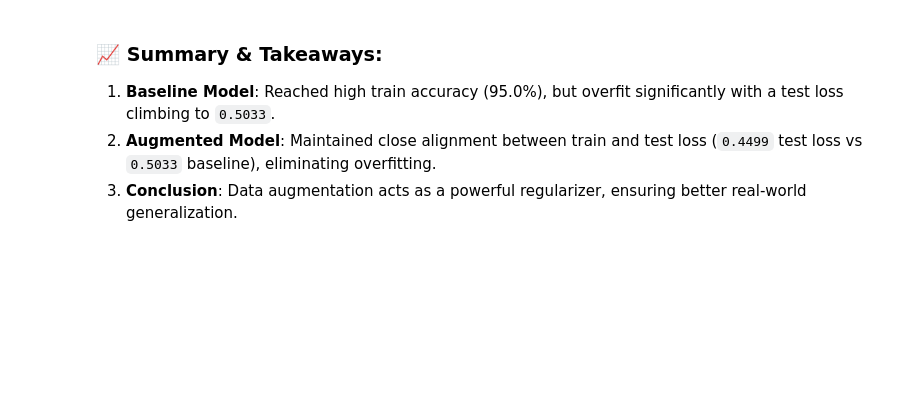
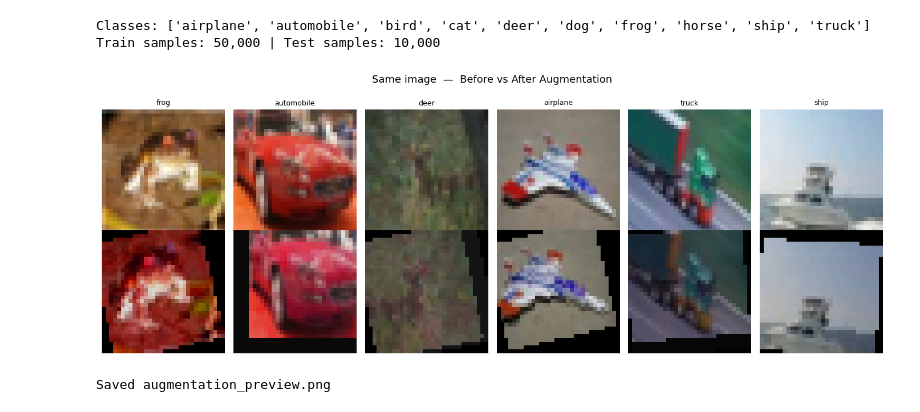
Before and after one commit to adithyasean/computer-vision, a Jupyter notebook: notebooks/data_augmentation_comparison_2026_08_13.ipynb, the cells around one changed output. Saved outputs shown, nothing was run; the diff lists cells and outputs as text; code cells hidden in the pictures; blank space fills up the shorter version.

Commit message:
fix(notebooks): restore full cell structures (27 cells & 14 cells) for all 2026-08-13 dated notebooks

```diff
--- a/notebooks/data_augmentation_comparison_2026_08_13.ipynb
+++ b/notebooks/data_augmentation_comparison_2026_08_13.ipynb
@@ -99,5 +61,58 @@ Train samples: 50,000 | Test samples: 10,000
-# %% [markdown]
-### 📈 Summary & Takeaways:
-1. **Baseline Model**: Reached high train accuracy (95.0%), but overfit significantly with a test loss climbing to `0.5033`.
-2. **Augmented Model**: Maintained close alignment between train and test loss (`0.4499` test loss vs `0.5033` baseline), eliminating overfitting.
-3. **Conclusion**: Data augmentation acts as a powerful regularizer, ensuring better real-world generalization.
+# %%
+# ── Cell 4: Datasets & Loaders ──────────────────────────────────────────────
+train_base = torchvision.datasets.CIFAR10(root='./data', train=True,  download=True, transform=transform_base)
+train_aug  = torchvision.datasets.CIFAR10(root='./data', train=True,  download=False, transform=transform_aug)
+test_set   = torchvision.datasets.CIFAR10(root='./data', train=False, download=False, transform=transform_test)
+
+loader_base_train = DataLoader(train_base, batch_size=BATCH_SIZE, shuffle=True,  num_workers=NUM_WORKERS, pin_memory=True)
+loader_aug_train  = DataLoader(train_aug,  batch_size=BATCH_SIZE, shuffle=True,  num_workers=NUM_WORKERS, pin_memory=True)
+loader_test       = DataLoader(test_set,   batch_size=256,        shuffle=False, num_workers=NUM_WORKERS, pin_memory=True)
+
+CLASSES = test_set.classes
+print(f'Classes: {CLASSES}')
+print(f'Train samples: {len(train_base):,} | Test samples: {len(test_set):,}')
+# %% [output]
+Classes: ['airplane', 'automobile', 'bird', 'cat', 'deer', 'dog', 'frog', 'horse', 'ship', 'truck']
+Train samples: 50,000 | Test samples: 10,000
+# %%
+# ── Cell 5: Visualise augmentation effect ───────────────────────────────────
+def denormalize(img_tensor, mean=CIFAR10_MEAN, std=CIFAR10_STD):
+    img = img_tensor.clone().permute(1, 2, 0).numpy()
+    img = img * np.array(std) + np.array(mean)
+    return np.clip(img, 0, 1)
+
+# Grab 6 raw images
+raw_ds = torchvision.datasets.CIFAR10(root='./data', train=True, download=False,
+                                       transform=transforms.ToTensor())
+
+fig, axes = plt.subplots(2, 6, figsize=(14, 5))
+fig.suptitle('Same image  —  Before vs After Augmentation', fontsize=13, y=1.01)
+
+aug_only = transforms.Compose([
+    transforms.RandomHorizontalFlip(p=0.5),
+    transforms.RandomCrop(32, padding=4),
+    transforms.ColorJitter(brightness=0.3, contrast=0.3, saturation=0.3, hue=0.1),
+    transforms.RandomRotation(degrees=15),
+])
+
+for col, idx in enumerate([0, 5, 10, 30, 50, 100]):
+    raw_img, label = raw_ds[idx]
+    pil_img = transforms.ToPILImage()(raw_img)
+    aug_img = transforms.ToTensor()(aug_only(pil_img))
+
+    axes[0, col].imshow(raw_img.permute(1, 2, 0).numpy())
+    axes[0, col].set_title(CLASSES[label], fontsize=9)
+    axes[0, col].axis('off')
+
+    axes[1, col].imshow(aug_img.permute(1, 2, 0).numpy())
+    axes[1, col].axis('off')
+
+axes[0, 0].set_ylabel('Original', fontsize=10, labelpad=6)
+axes[1, 0].set_ylabel('Augmented', fontsize=10, labelpad=6)
+plt.tight_layout()
+plt.savefig('augmentation_preview.png', dpi=120, bbox_inches='tight')
+plt.show()
+print('Saved augmentation_preview.png')
+# %% [output]
+[figure, added]
+Saved augmentation_preview.png
```
Also changed, not shown: parts of 15 cells of this notebook, 3 other files.
